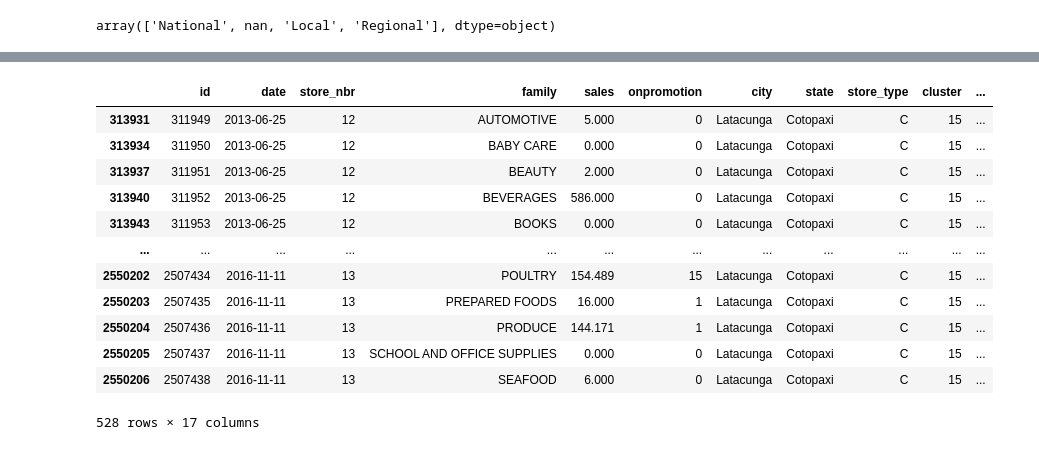
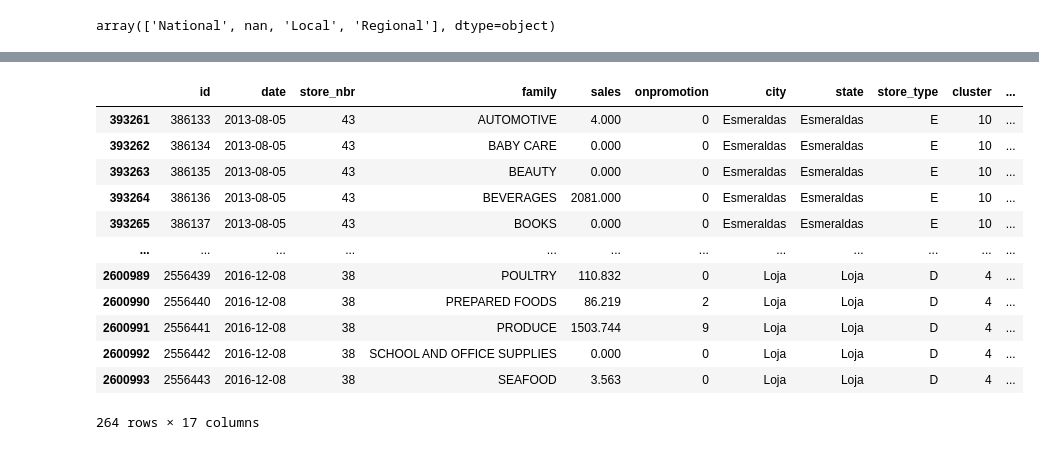
Before and after one commit to jiahui890/time-series-forecasting-store-sales, a Jupyter notebook: notebooks/EDA.ipynb, the cells around one changed output, grey strips where cells are left out. Cells and saved outputs as stored; diff of their text form; code cells hidden in the pictures.

```diff
--- a/notebooks/EDA.ipynb
+++ b/notebooks/EDA.ipynb
@@ -116,16 +132,16 @@ df[(df['locale']=='Regional') & (df['locale_name']=='Cotopaxi') & (df['state']==
-# %%
-df[(df['locale']=='Local') & (df['locale_name']=='Latacunga') & (df['city']=='Latacunga')]
-# %% [output]
-|  | id | date | store_nbr | family | sales | onpromotion | city | state | store_type | cluster | ... |
-| 313931 | 311949 | 2013-06-25 | 12 | AUTOMOTIVE | 5.000 | 0 | Latacunga | Cotopaxi | C | 15 | ... |
-| 313934 | 311950 | 2013-06-25 | 12 | BABY CARE | 0.000 | 0 | Latacunga | Cotopaxi | C | 15 | ... |
-| 313937 | 311951 | 2013-06-25 | 12 | BEAUTY | 2.000 | 0 | Latacunga | Cotopaxi | C | 15 | ... |
-| 313940 | 311952 | 2013-06-25 | 12 | BEVERAGES | 586.000 | 0 | Latacunga | Cotopaxi | C | 15 | ... |
-| 313943 | 311953 | 2013-06-25 | 12 | BOOKS | 0.000 | 0 | Latacunga | Cotopaxi | C | 15 | ... |
-| ... | ... | ... | ... | ... | ... | ... | ... | ... | ... | ... | ... |
-| 2550202 | 2507434 | 2016-11-11 | 13 | POULTRY | 154.489 | 15 | Latacunga | Cotopaxi | C | 15 | ... |
-| 2550203 | 2507435 | 2016-11-11 | 13 | PREPARED FOODS | 16.000 | 1 | Latacunga | Cotopaxi | C | 15 | ... |
-| 2550204 | 2507436 | 2016-11-11 | 13 | PRODUCE | 144.171 | 1 | Latacunga | Cotopaxi | C | 15 | ... |
-| 2550205 | 2507437 | 2016-11-11 | 13 | SCHOOL AND OFFICE SUPPLIES | 0.000 | 0 | Latacunga | Cotopaxi | C | 15 | ... |
-| 2550206 | 2507438 | 2016-11-11 | 13 | SEAFOOD | 6.000 | 0 | Latacunga | Cotopaxi | C | 15 | ... |
-528 rows × 17 columns
+# %%
+df[(df['state']==df['locale_name']) & (df['locale']=='Local')]  ## city and state name are the same
+# %% [output]
+|  | id | date | store_nbr | family | sales | onpromotion | city | state | store_type | cluster | ... |
+| 393261 | 386133 | 2013-08-05 | 43 | AUTOMOTIVE | 4.000 | 0 | Esmeraldas | Esmeraldas | E | 10 | ... |
+| 393262 | 386134 | 2013-08-05 | 43 | BABY CARE | 0.000 | 0 | Esmeraldas | Esmeraldas | E | 10 | ... |
+| 393263 | 386135 | 2013-08-05 | 43 | BEAUTY | 0.000 | 0 | Esmeraldas | Esmeraldas | E | 10 | ... |
+| 393264 | 386136 | 2013-08-05 | 43 | BEVERAGES | 2081.000 | 0 | Esmeraldas | Esmeraldas | E | 10 | ... |
+| 393265 | 386137 | 2013-08-05 | 43 | BOOKS | 0.000 | 0 | Esmeraldas | Esmeraldas | E | 10 | ... |
+| ... | ... | ... | ... | ... | ... | ... | ... | ... | ... | ... | ... |
+| 2600989 | 2556439 | 2016-12-08 | 38 | POULTRY | 110.832 | 0 | Loja | Loja | D | 4 | ... |
+| 2600990 | 2556440 | 2016-12-08 | 38 | PREPARED FOODS | 86.219 | 2 | Loja | Loja | D | 4 | ... |
+| 2600991 | 2556441 | 2016-12-08 | 38 | PRODUCE | 1503.744 | 9 | Loja | Loja | D | 4 | ... |
+| 2600992 | 2556442 | 2016-12-08 | 38 | SCHOOL AND OFFICE SUPPLIES | 0.000 | 0 | Loja | Loja | D | 4 | ... |
+| 2600993 | 2556443 | 2016-12-08 | 38 | SEAFOOD | 3.563 | 0 | Loja | Loja | D | 4 | ... |
+264 rows × 17 columns
```
Also changed, not shown: parts of 2 cells of this notebook, 5 other files.
